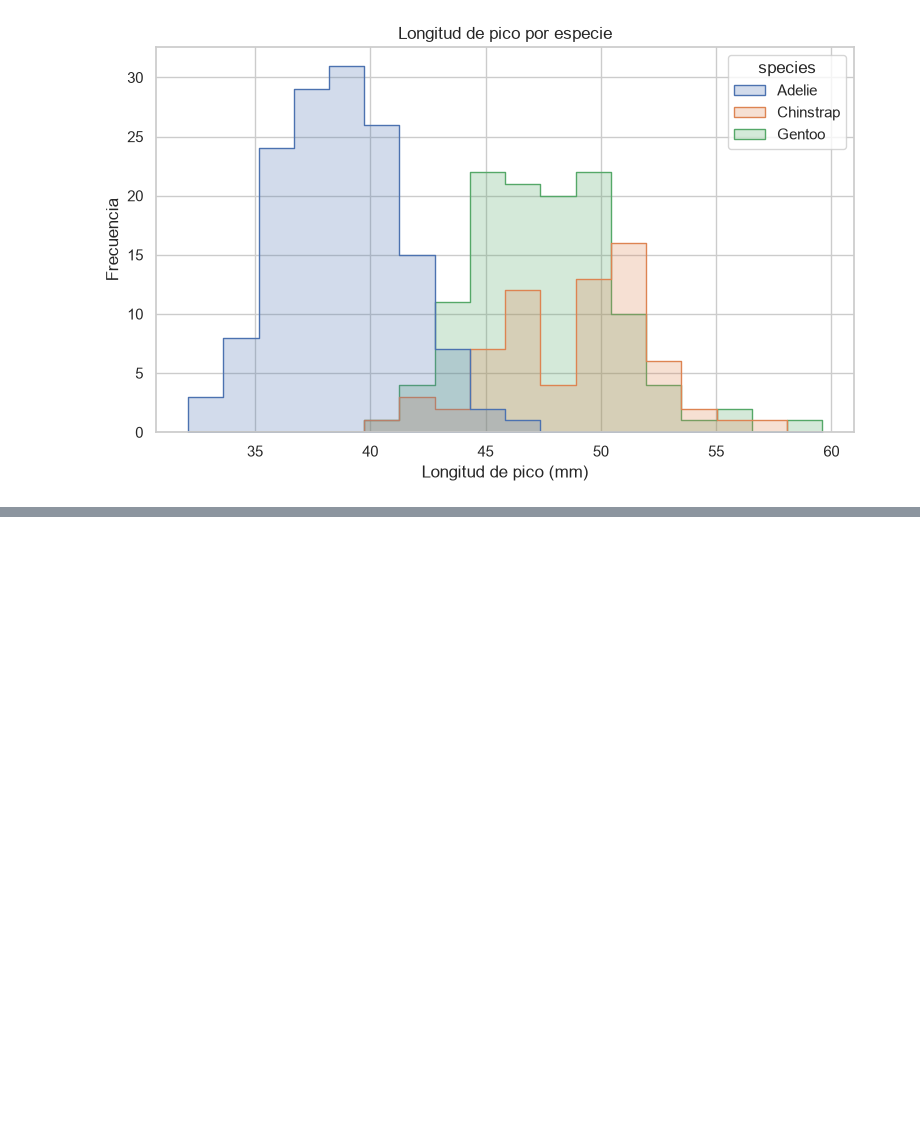
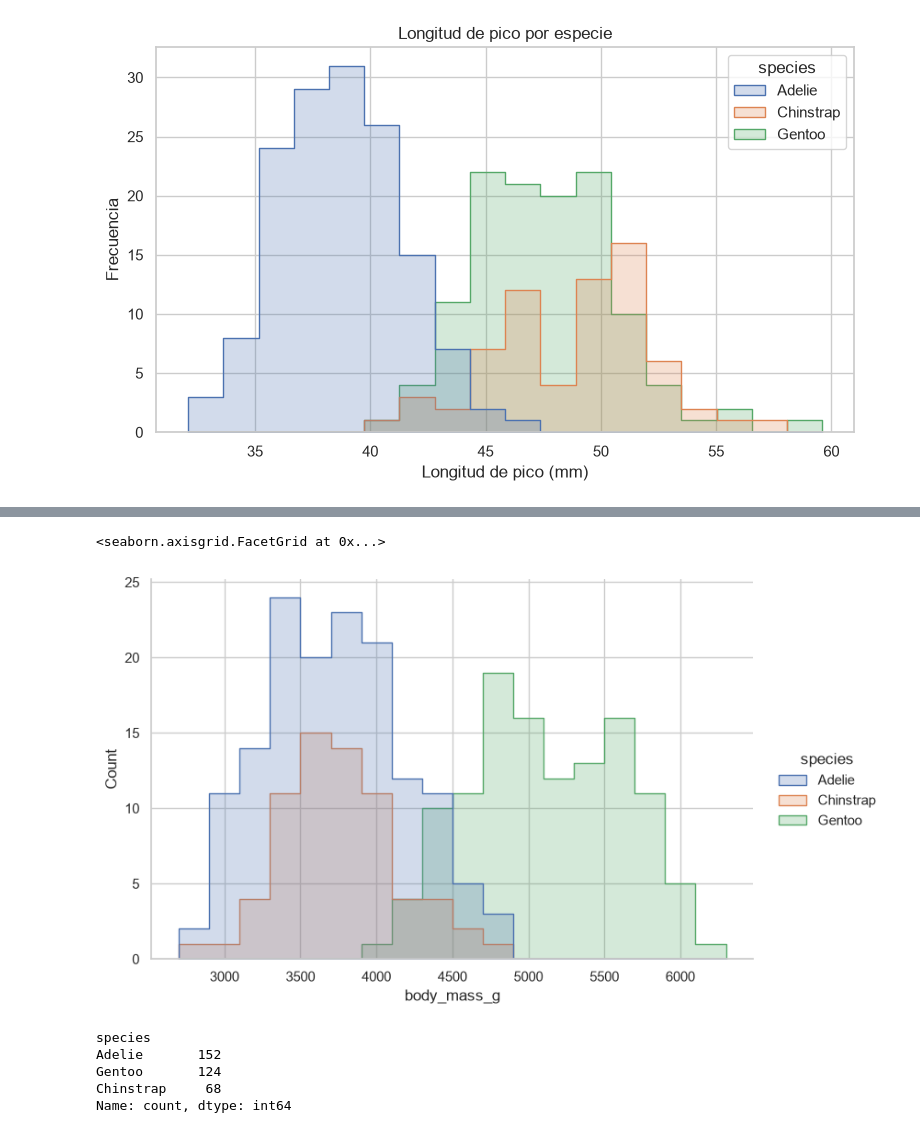
Before and after one commit to marcell-llerena/datascience-g8, a Jupyter notebook: notebooks/20260819_29_ejercicios_seaborn.ipynb, the cells around one changed output, grey strips where cells are left out. Saved outputs shown, nothing was run; the diff lists cells and outputs as text; code cells hidden in the pictures; blank space fills up the shorter version.

Commit message:
seaborn tuto

```diff
--- a/notebooks/20260819_29_ejercicios_seaborn.ipynb
+++ b/notebooks/20260819_29_ejercicios_seaborn.ipynb
@@ -153,0 +161,17 @@ plt.show()
+# %%
+# 7. Displot por especie
+# Crea un displot de body_mass_g diferenciado por species mediante hue. Indica qué especie tiende a
+# presentar las masas corporales más altas.
+
+sns.displot(data=penguins_clean, x="body_mass_g", hue="species", bins=18, element="step", height=5, aspect=1.5)
+# %% [output]
+<seaborn.axisgrid.FacetGrid at 0x...>
+[figure, added]
+# %%
+penguins["species"].value_counts()
+# %% [output]
+species
+Adelie       152
+Gentoo       124
+Chinstrap     68
+Name: count, dtype: int64
```
Also changed, not shown: parts of 7 cells of this notebook.
